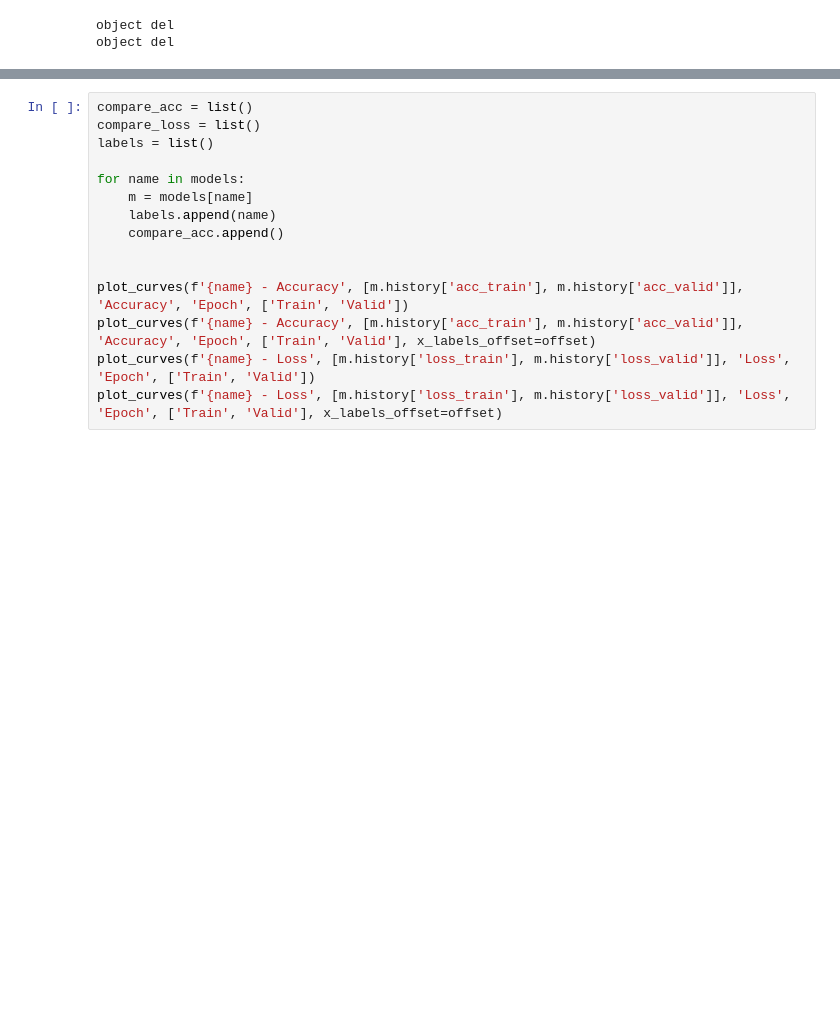
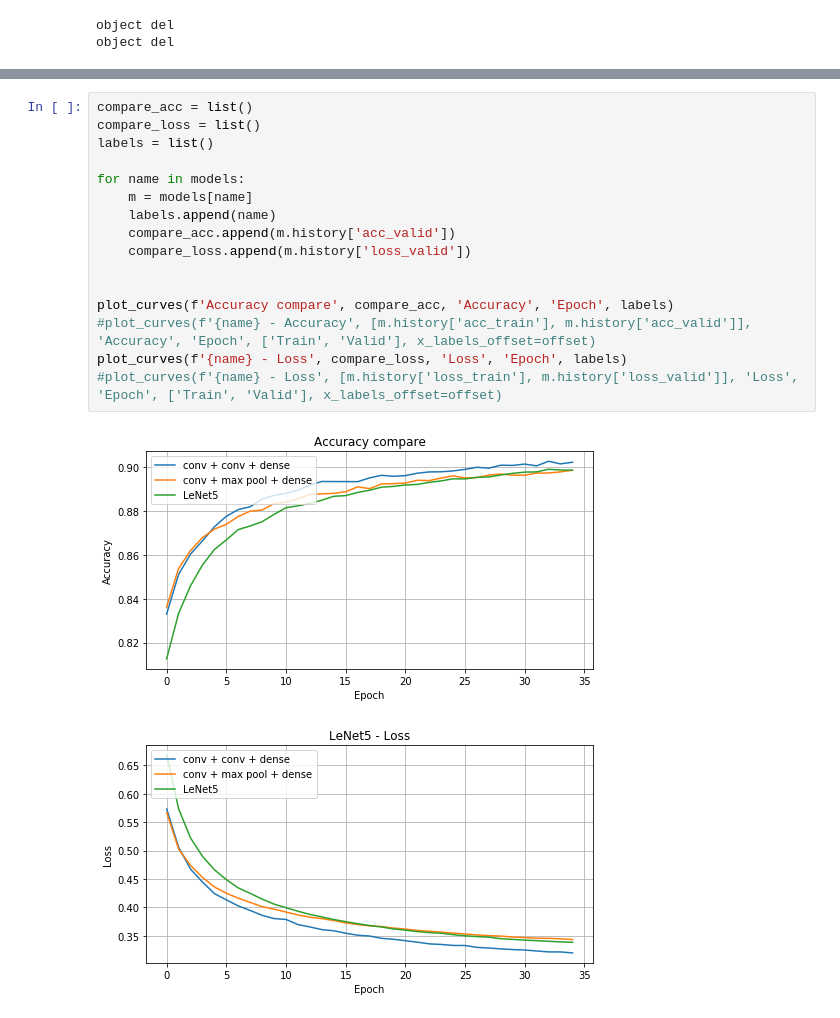
Before and after one commit to lightsuner/bsuir_ml_2, a Jupyter notebook: lab_3/src/book_lab_3.ipynb, the cells around one changed output, grey strips where cells are left out. Cells and saved outputs as stored; diff of their text form; blank space fills up the shorter version.

```diff
--- a/lab_3/src/book_lab_3.ipynb
+++ b/lab_3/src/book_lab_3.ipynb
@@ -523,18 +542,22 @@ for name in models:
 # %%
 compare_acc = list()
 compare_loss = list()
 labels = list()
 
 for name in models:
     m = models[name]
     labels.append(name)
-    compare_acc.append()
+    compare_acc.append(m.history['acc_valid'])
+    compare_loss.append(m.history['loss_valid'])
 
 
-plot_curves(f'{name} - Accuracy', [m.history['acc_train'], m.history['acc_valid']], 'Accuracy', 'Epoch', ['Train', 'Valid'])
-plot_curves(f'{name} - Accuracy', [m.history['acc_train'], m.history['acc_valid']], 'Accuracy', 'Epoch', ['Train', 'Valid'], x_labels_offset=offset)
-plot_curves(f'{name} - Loss', [m.history['loss_train'], m.history['loss_valid']], 'Loss', 'Epoch', ['Train', 'Valid'])
-plot_curves(f'{name} - Loss', [m.history['loss_train'], m.history['loss_valid']], 'Loss', 'Epoch', ['Train', 'Valid'], x_labels_offset=offset)
+plot_curves(f'Accuracy compare', compare_acc, 'Accuracy', 'Epoch', labels)
+#plot_curves(f'{name} - Accuracy', [m.history['acc_train'], m.history['acc_valid']], 'Accuracy', 'Epoch', ['Train', 'Valid'], x_labels_offset=offset)
+plot_curves(f'{name} - Loss', compare_loss, 'Loss', 'Epoch', labels)
+#plot_curves(f'{name} - Loss', [m.history['loss_train'], m.history['loss_valid']], 'Loss', 'Epoch', ['Train', 'Valid'], x_labels_offset=offset)
+# %% [output]
+[figure, added]
+[figure, added]
 # %%
 labels = list()
 test_acc = list()
```
Also changed, not shown: parts of 11 cells of this notebook.
